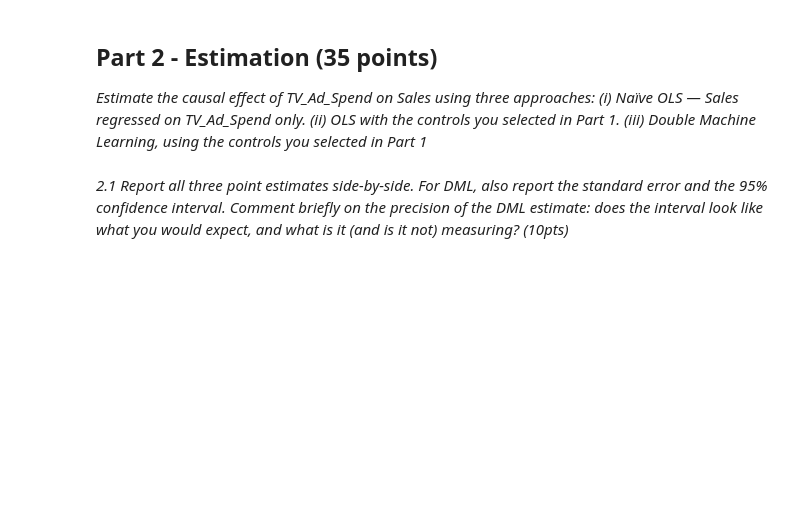
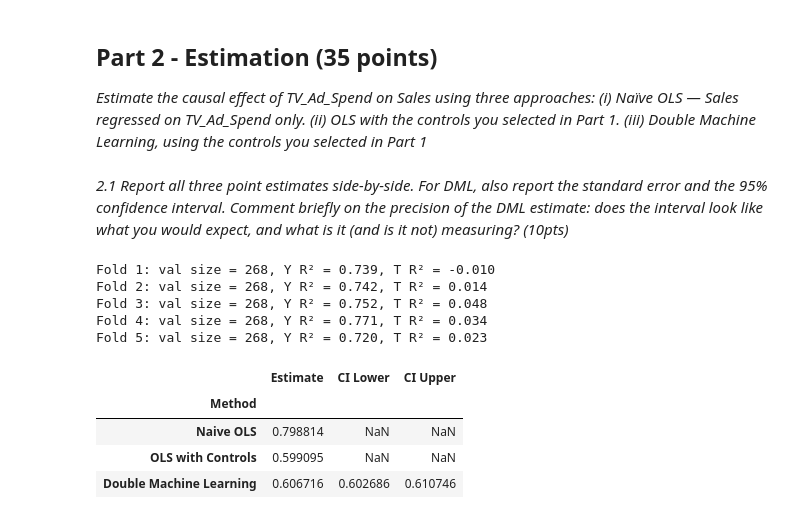
Before and after one commit to Onnoman/CIBD_2026, a Jupyter notebook: Assignment_2/assignment2_onno.ipynb, the cells around one changed output. Saved outputs shown, nothing was run; the diff lists cells and outputs as text; code cells hidden in the pictures; blank space fills up the shorter version.

```diff
--- a/Assignment_2/assignment2_onno.ipynb
+++ b/Assignment_2/assignment2_onno.ipynb
@@ -53,0 +82,56 @@ Inlcuding every variable in the dataset as a control is not a sound idea. First,
+# %%
+#Double Machine Learning with controls selected in Part 1
+from sklearn.ensemble import RandomForestRegressor
+from sklearn.model_selection import KFold
+
+kf = KFold(n_splits=5, shuffle=True, random_state=RANDOM_SEED)
+T_res = np.zeros(len(df))
+Y_res = np.zeros(len(df))
+
+X = df[controls]
+y = df['Sales']
+T = df['TV_Ad_Spend']
+
+for fold, (train_idx, val_idx) in enumerate(kf.split(X)):
+    X_train, X_val = X.iloc[train_idx], X.iloc[val_idx]
+
+    # Fit nuisance models on training fold only
+    rf_y = RandomForestRegressor(n_estimators=200, max_depth=5, random_state=RANDOM_SEED)
+    rf_t = RandomForestRegressor(n_estimators=200, max_depth=5, random_state=RANDOM_SEED)
+    rf_y.fit(X_train, Y.iloc[train_idx])
+    rf_t.fit(X_train, T.iloc[train_idx])
+
+    # Predict on held-out validation fold — genuinely out-of-sample
+    Y_res[val_idx] = Y.iloc[val_idx] - rf_y.predict(X_val)
+    T_res[val_idx] = T.iloc[val_idx] - rf_t.predict(X_val)
+
+    print(f"Fold {fold+1}: val size = {len(val_idx)}, "
+          f"Y R² = {1 - np.var(Y_res[val_idx])/np.var(Y.iloc[val_idx]):.3f}, "
+          f"T R² = {1 - np.var(T_res[val_idx])/np.var(T.iloc[val_idx]):.3f}")
+
+tau_dml  = (T_res @ Y_res) / (T_res @ T_res)
+sigma2   = np.mean((Y_res - tau_dml * T_res)**2)
+se_dml   = np.sqrt(sigma2 / np.sum(T_res**2))
+ci_lo    = tau_dml - 1.96 * se_dml
+ci_hi    = tau_dml + 1.96 * se_dml
+# %% [output]
+Fold 1: val size = 268, Y R² = 0.739, T R² = -0.010
+Fold 2: val size = 268, Y R² = 0.742, T R² = 0.014
+Fold 3: val size = 268, Y R² = 0.752, T R² = 0.048
+Fold 4: val size = 268, Y R² = 0.771, T R² = 0.034
+Fold 5: val size = 268, Y R² = 0.720, T R² = 0.023
+# %%
+df_estimates = pd.DataFrame({
+    'Method': ['Naive OLS', 'OLS with Controls', 'Double Machine Learning'],
+    'Estimate': [naive_estimate, controls_estimate, tau_dml],
+    'CI Lower': [np.nan, np.nan, ci_lo],
+    'CI Upper': [np.nan, np.nan, ci_hi]
+})
+df_estimates.set_index('Method', inplace=True)
+df_estimates
+# %% [output]
+|  | Estimate | CI Lower | CI Upper |
+| Method |  |  |  |
+| Naive OLS | 0.798814 | NaN | NaN |
+| OLS with Controls | 0.599095 | NaN | NaN |
+| Double Machine Learning | 0.606716 | 0.602686 | 0.610746 |
```
Also changed, not shown: parts of 26 cells of this notebook.
